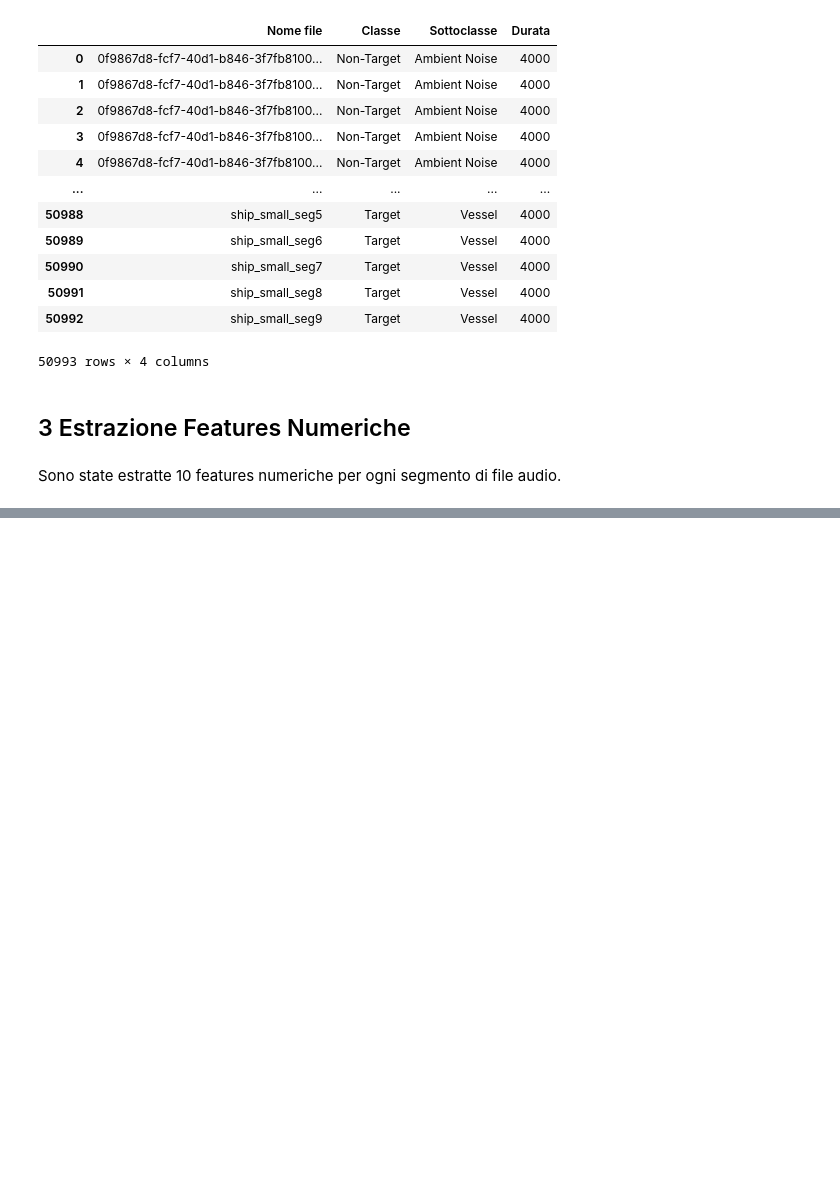
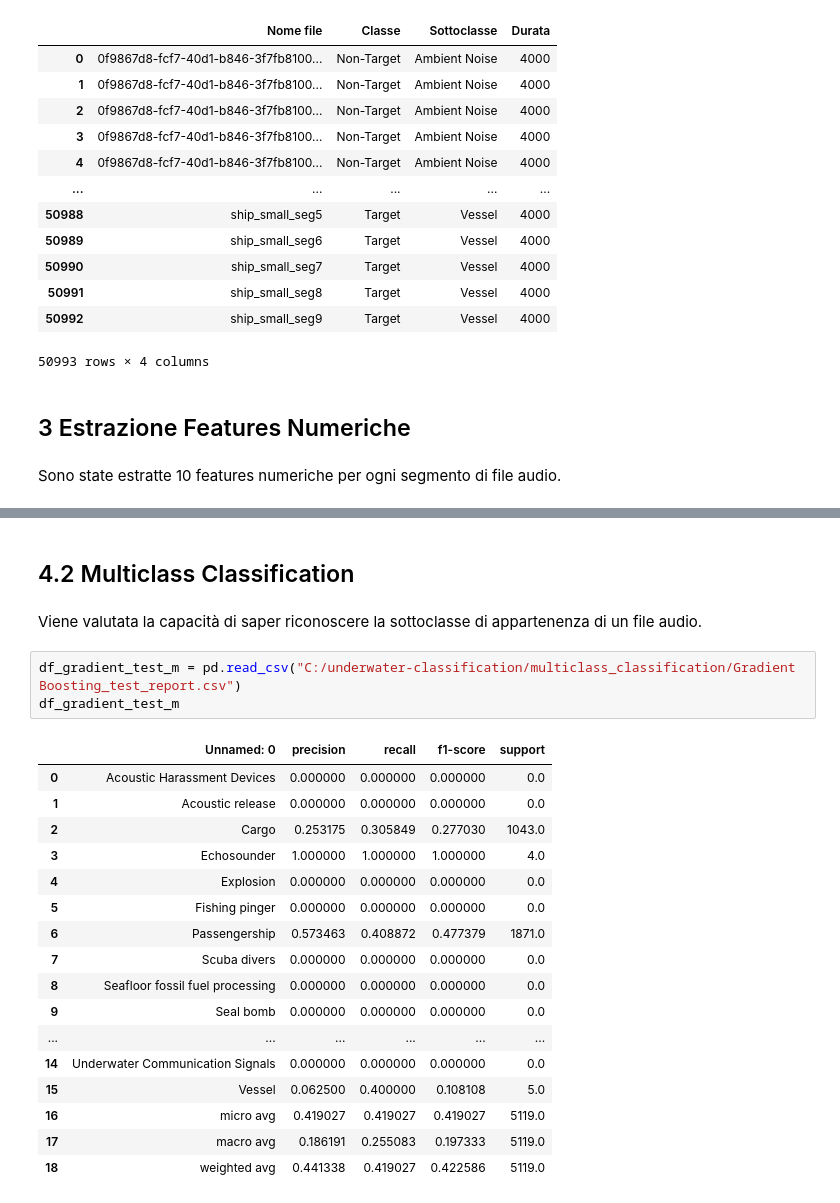
Before and after one commit to TherealBarnar/Underwater-Sounds-Classification-1, a Jupyter notebook: preprocessing.ipynb, the cells around one changed output, grey strips where cells are left out. Saved outputs shown, nothing was run; the diff lists cells and outputs as text; blank space fills up the shorter version.

```diff
--- a/preprocessing.ipynb
+++ b/preprocessing.ipynb
@@ -241,0 +447,25 @@ Sono state estratte 10 features numeriche per ogni segmento di file audio.
+# %% [markdown]
+## 4.2 Multiclass Classification
+# %% [markdown]
+Viene valutata la capacità di saper riconoscere la sottoclasse di appartenenza di un file audio.
+# %%
+df_gradient_test_m = pd.read_csv("C:/underwater-classification/multiclass_classification/Gradient Boosting_test_report.csv")
+df_gradient_test_m
+# %% [output]
+|  | Unnamed: 0 | precision | recall | f1-score | support |
+| 0 | Acoustic Harassment Devices | 0.000000 | 0.000000 | 0.000000 | 0.0 |
+| 1 | Acoustic release | 0.000000 | 0.000000 | 0.000000 | 0.0 |
+| 2 | Cargo | 0.253175 | 0.305849 | 0.277030 | 1043.0 |
+| 3 | Echosounder | 1.000000 | 1.000000 | 1.000000 | 4.0 |
+| 4 | Explosion | 0.000000 | 0.000000 | 0.000000 | 0.0 |
+| 5 | Fishing pinger | 0.000000 | 0.000000 | 0.000000 | 0.0 |
+| 6 | Passengership | 0.573463 | 0.408872 | 0.477379 | 1871.0 |
+| 7 | Scuba divers | 0.000000 | 0.000000 | 0.000000 | 0.0 |
+| 8 | Seafloor fossil fuel processing | 0.000000 | 0.000000 | 0.000000 | 0.0 |
+| 9 | Seal bomb | 0.000000 | 0.000000 | 0.000000 | 0.0 |
+| ... | ... | ... | ... | ... | ... |
+| 14 | Underwater Communication Signals | 0.000000 | 0.000000 | 0.000000 | 0.0 |
+| 15 | Vessel | 0.062500 | 0.400000 | 0.108108 | 5.0 |
+| 16 | micro avg | 0.419027 | 0.419027 | 0.419027 | 5119.0 |
+| 17 | macro avg | 0.186191 | 0.255083 | 0.197333 | 5119.0 |
+| 18 | weighted avg | 0.441338 | 0.419027 | 0.422586 | 5119.0 |
```
Also changed, not shown: parts of 46 cells of this notebook.
